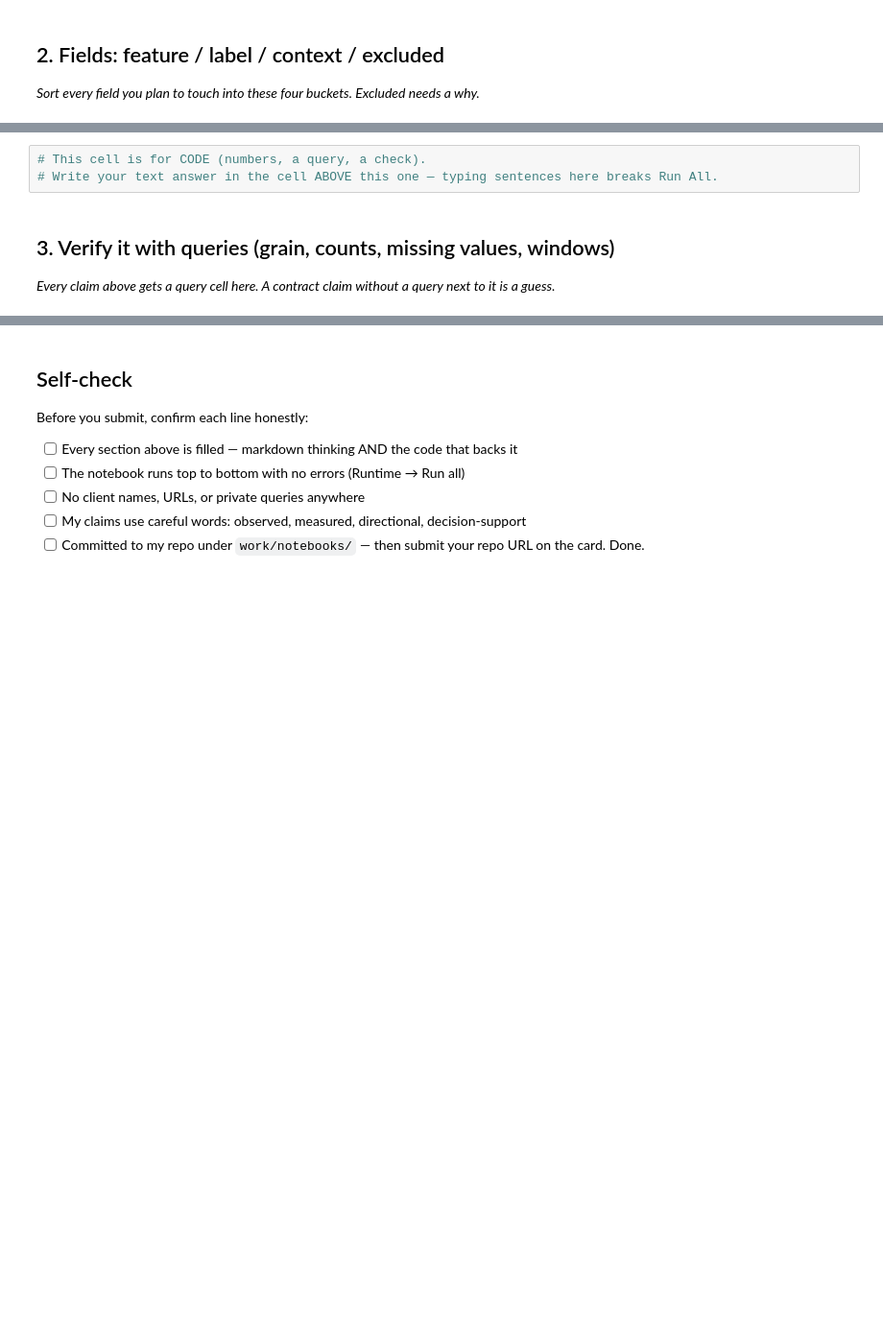
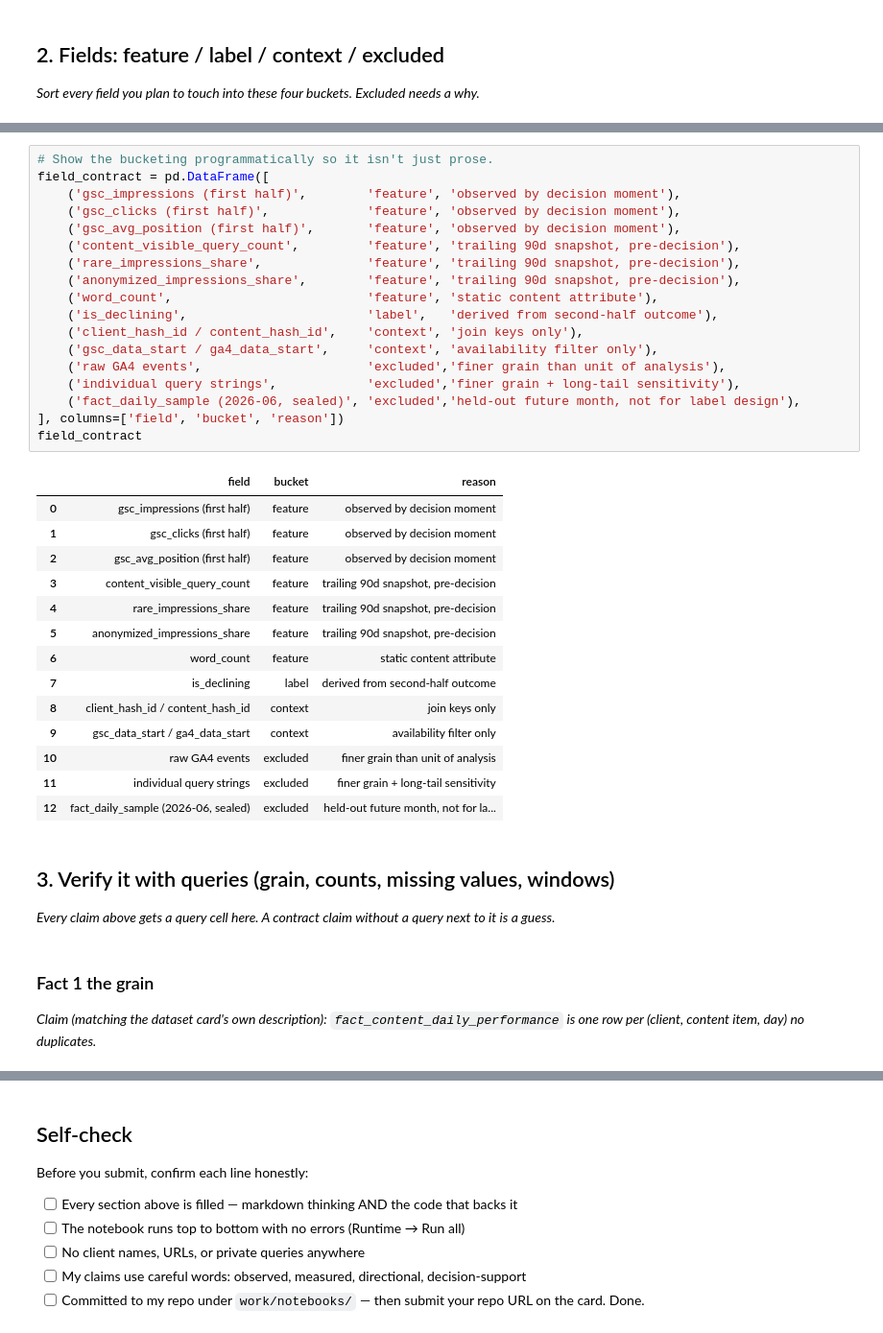
Before and after one commit to Ali-Haider987/alihaider-flyrank-ml, a Jupyter notebook: work/notebooks/w03_data_contract.ipynb, the cells around one changed output, grey strips where cells are left out. Shown at 96% size. Cells and saved outputs as stored; diff of their text form; blank space fills up the shorter version.

```diff
--- a/work/notebooks/w03_data_contract.ipynb
+++ b/work/notebooks/w03_data_contract.ipynb
@@ -84,8 +147,41 @@ print('fact_query_90d columns:', columns_of(TABLES['fact_query_90d']))
 # %%
-# This cell is for CODE (numbers, a query, a check).
-# Write your text answer in the cell ABOVE this one — typing sentences here breaks Run All.
+# Show the bucketing programmatically so it isn't just prose.
+field_contract = pd.DataFrame([
+    ('gsc_impressions (first half)',        'feature', 'observed by decision moment'),
+    ('gsc_clicks (first half)',             'feature', 'observed by decision moment'),
+    ('gsc_avg_position (first half)',       'feature', 'observed by decision moment'),
+    ('content_visible_query_count',         'feature', 'trailing 90d snapshot, pre-decision'),
+    ('rare_impressions_share',              'feature', 'trailing 90d snapshot, pre-decision'),
+    ('anonymized_impressions_share',        'feature', 'trailing 90d snapshot, pre-decision'),
+    ('word_count',                          'feature', 'static content attribute'),
+    ('is_declining',                        'label',   'derived from second-half outcome'),
+    ('client_hash_id / content_hash_id',    'context', 'join keys only'),
+    ('gsc_data_start / ga4_data_start',     'context', 'availability filter only'),
+    ('raw GA4 events',                      'excluded','finer grain than unit of analysis'),
+    ('individual query strings',            'excluded','finer grain + long-tail sensitivity'),
+    ('fact_daily_sample (2026-06, sealed)', 'excluded','held-out future month, not for label design'),
+], columns=['field', 'bucket', 'reason'])
+field_contract
+# %% [output]
+|  | field | bucket | reason |
+| 0 | gsc_impressions (first half) | feature | observed by decision moment |
+| 1 | gsc_clicks (first half) | feature | observed by decision moment |
+| 2 | gsc_avg_position (first half) | feature | observed by decision moment |
+| 3 | content_visible_query_count | feature | trailing 90d snapshot, pre-decision |
+| 4 | rare_impressions_share | feature | trailing 90d snapshot, pre-decision |
+| 5 | anonymized_impressions_share | feature | trailing 90d snapshot, pre-decision |
+| 6 | word_count | feature | static content attribute |
+| 7 | is_declining | label | derived from second-half outcome |
+| 8 | client_hash_id / content_hash_id | context | join keys only |
+| 9 | gsc_data_start / ga4_data_start | context | availability filter only |
+| 10 | raw GA4 events | excluded | finer grain than unit of analysis |
+| 11 | individual query strings | excluded | finer grain + long-tail sensitivity |
+| 12 | fact_daily_sample (2026-06, sealed) | excluded | held-out future month, not for la... |
 # %% [markdown]
 ## 3. Verify it with queries (grain, counts, missing values, windows)
 
 *Every claim above gets a query cell here. A contract claim without a query next to it is a guess.*
+# %% [markdown]
+### Fact 1 the grain
+*Claim (matching the dataset card's own description): `fact_content_daily_performance` is one row per (client, content item, day)  no duplicates.*
 # %%
```
Also changed, not shown: parts of 15 cells of this notebook.
